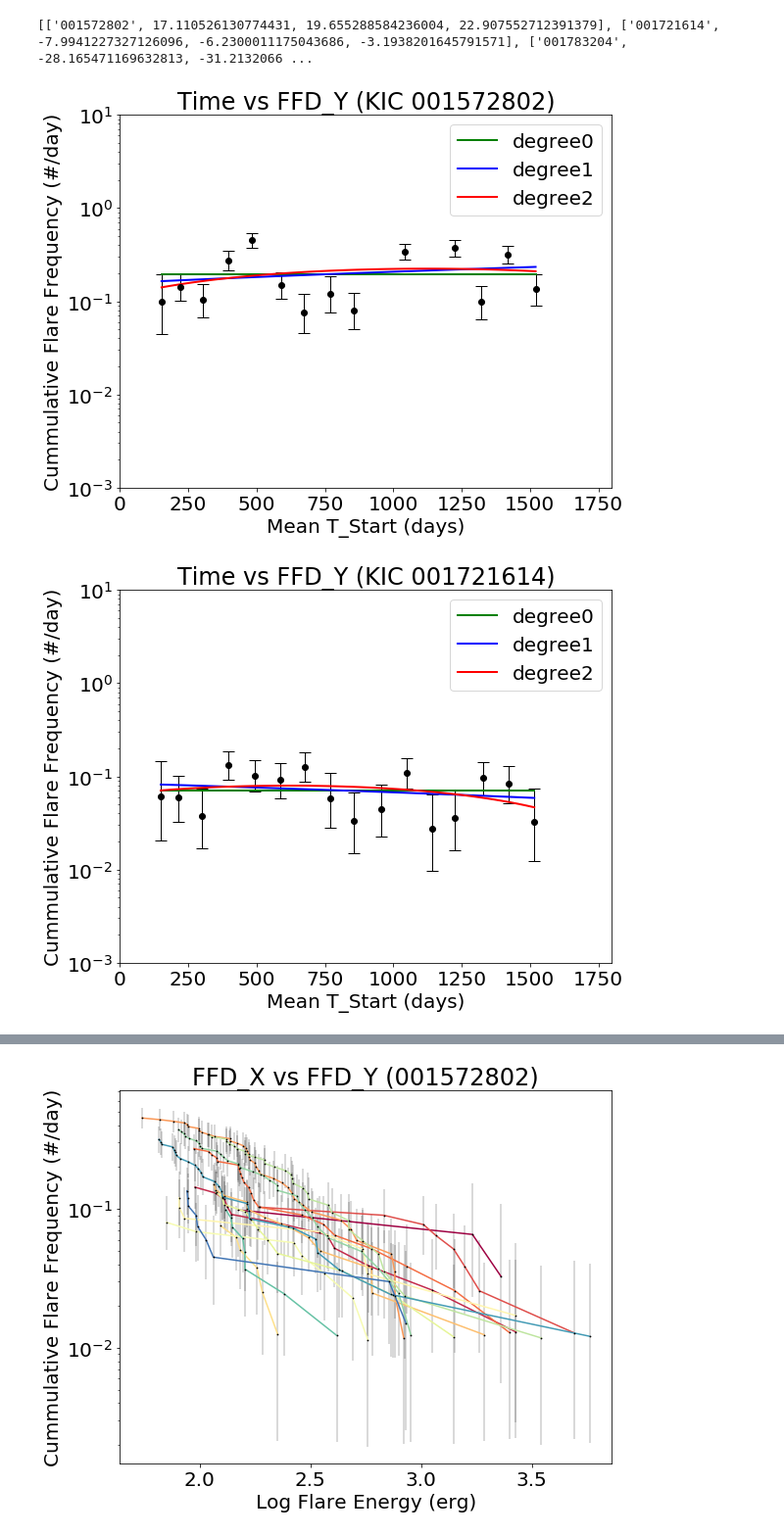
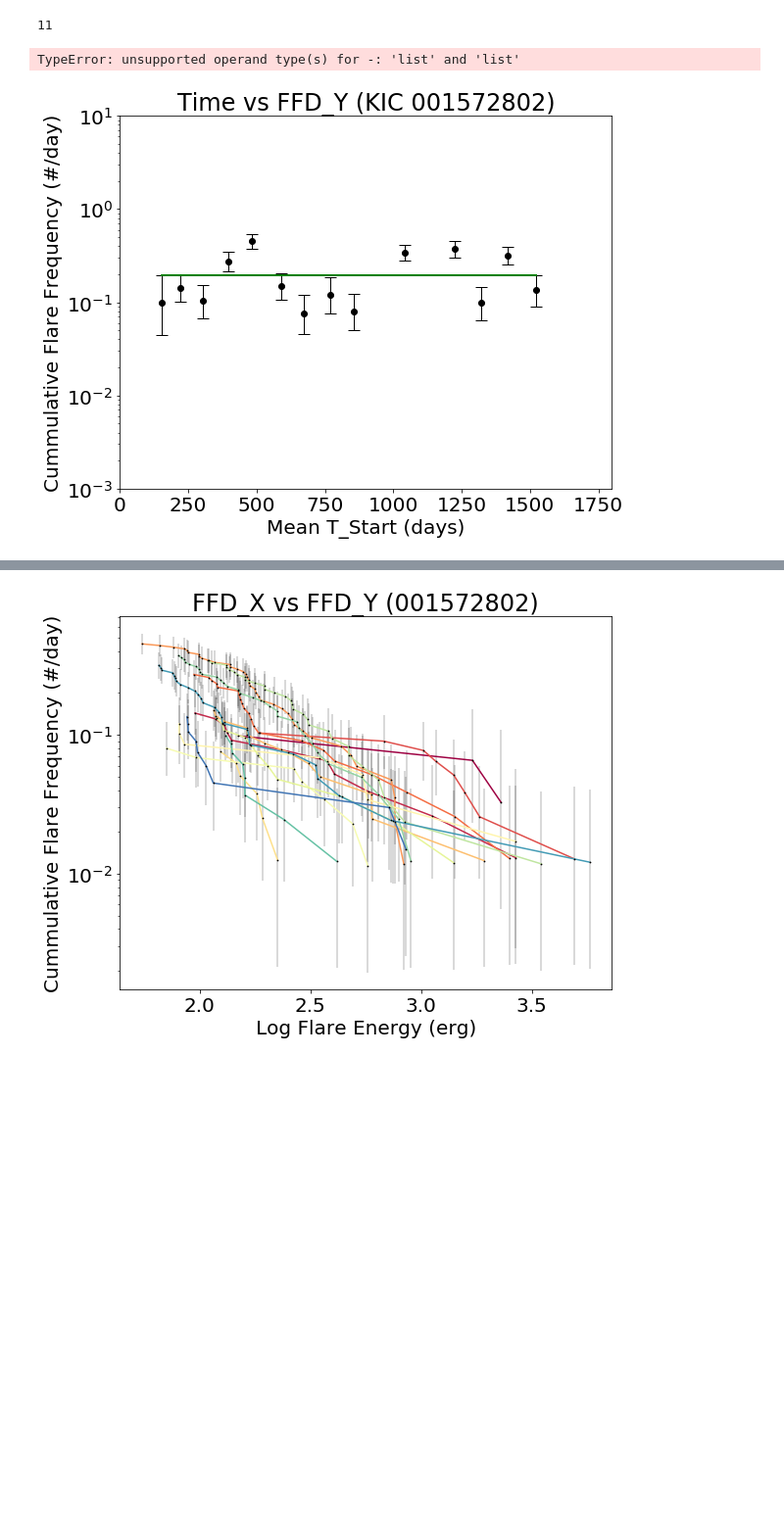
Before and after one commit to mscoggs/flare_cycles, a Jupyter notebook: flaregraphs.ipynb, the cells around one changed output, grey strips where cells are left out. Shown at 98% size. Saved outputs shown, nothing was run; the diff lists cells and outputs as text; code cells hidden in the pictures; blank space fills up the shorter version.

```diff
--- a/flaregraphs.ipynb
+++ b/flaregraphs.ipynb
@@ -98,11 +109,21 @@ def fitSin(t, data):
+# %%
+tfile = "KICs/targets.txt"
+df = pd.read_table(tfile, names=['kic'])
+targets = df['kic'].values
+targets.size
+# %% [output]
+11
 # %%
 #Specify a fixed log-energy value. Plot the mean-time vs FFD_y values = plot time vs flare rate per day
 
 targets = open("KICs/targets.txt", "r") # a file containing all the KICs we want to plot
 logEnergyConstant = 1.5 + EPOINT # the fixed energy value
-bic_array = []
-chi_array = []
+chi_array = np.empty(shape=(11,4), dtype=float)
+# bic_array = np.empty(shape=(11,4), dtype=float)
+z = 0
+
 for line in targets: #going through each KIC
+
 
     KIC = line.rstrip('\n') #stripping the return off each line
     files = glob('KICS/'+KIC+"/*.flare") #Glob all of the files in the directory - get all flares for a star
@@ -137,36 +158,45 @@ for line in targets: #going through each KIC
                                                                                #otherwise, interpolate doesn't work
 
             ok68 = ffd_xEnergy >= np.log10(np.median(df['ED68i'])) + EPOINT #use ED68i to get indices of useful data, ignore the junk
 
             meanstart = np.sum(df['t_start'])/len(df['t_start']) #finding the mean time for a file
 
 
             if any(ok68): #checking if ok68 contains at least one 'true'
 
                 ffd_yForMeanstart = np.interp(logEnergyConstant, ffd_xEnergy[ok68][::-1], ffd_yFrequency[ok68][::-1])#interpolating the ffd_y
 
                 xaxis.append(meanstart) #making lists so we can fit a line later
                 yaxis.append(ffd_yForMeanstart)
 
                 #dealing w/ error
                 err_up, err_dn = getErr(ffd_yForMeanstart, toteDur)
                 err_list.append(err_up) #collecting errors, to be used in chi-square calc
                 plt.errorbar(meanstart, ffd_yForMeanstart, yerr = [[err_dn], [err_up]], fmt='o', color= 'black',markersize=6, elinewidth=1,capsize=6)#plotting error
 
+
     size = np.size(xaxis)
     degree0, chi0 = fitDeg0(xaxis, yaxis, err_list)
     degree1, chi1 = fitDeg1(xaxis, yaxis, err_list)
     degree2, chi2 = fitDeg2(xaxis, yaxis, err_list)
-    chi_array.append([KIC, chi0, chi1, chi2])
-    bic_array.append([KIC, calcBic(size, 0, chi0), calcBic(size, 1, chi1), calcBic(size, 2, chi2)])
+    chi_array[z] = [KIC, chi0, chi1, chi2]
+    bic_array[z] = [KIC, calcBic(size, 1, chi0), calcBic(size, 2, chi1), calcBic(size, 3, chi2)]
+
+
+    print(chi0)
+    print(chi1)
+
+    print(chi2)
+
 
     #fitSin(xaxis, yaxis)
     plt.legend()
     #plt.savefig('time-vs-ffd_y-plot/'+KIC+'_vs_time.png')
+    z += 1
 
-    #break
+print(chi_array)
+print()
 print(bic_array)
 # %% [output]
-[['001572802', 17.110526130774431, 19.655288584236004, 22.907552712391379], ['001721614', -7.9941227327126096, -6.2300011175043686, -3.1938201645791571], ['001783204', -28.165471169632813, -31.2132066 ...
+TypeError: unsupported operand type(s) for -: 'list' and 'list'
-[figure, old version]
+[figure, new version]
-[figure, removed]
```
Also changed, not shown: parts of 4 cells of this notebook.
